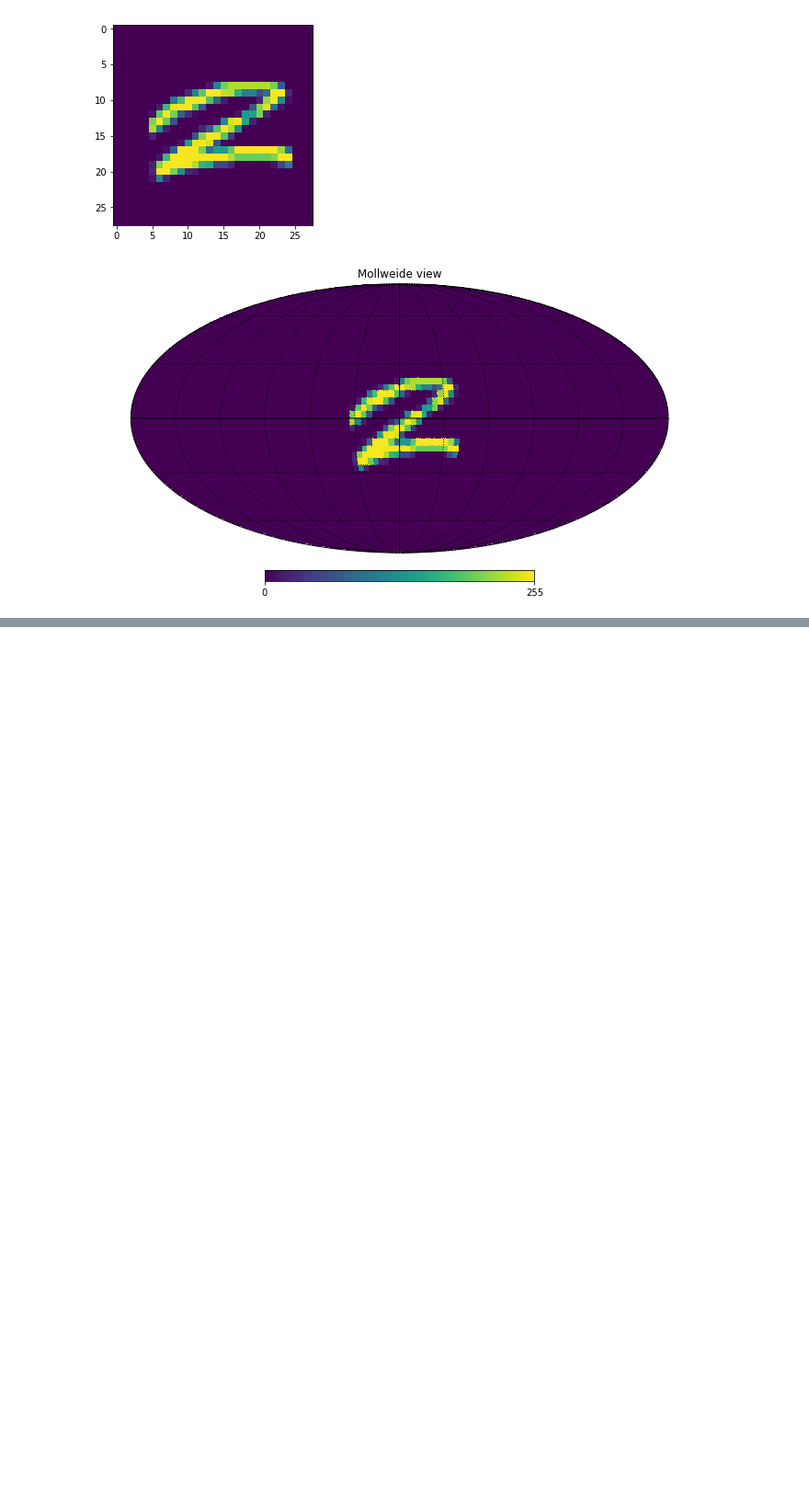
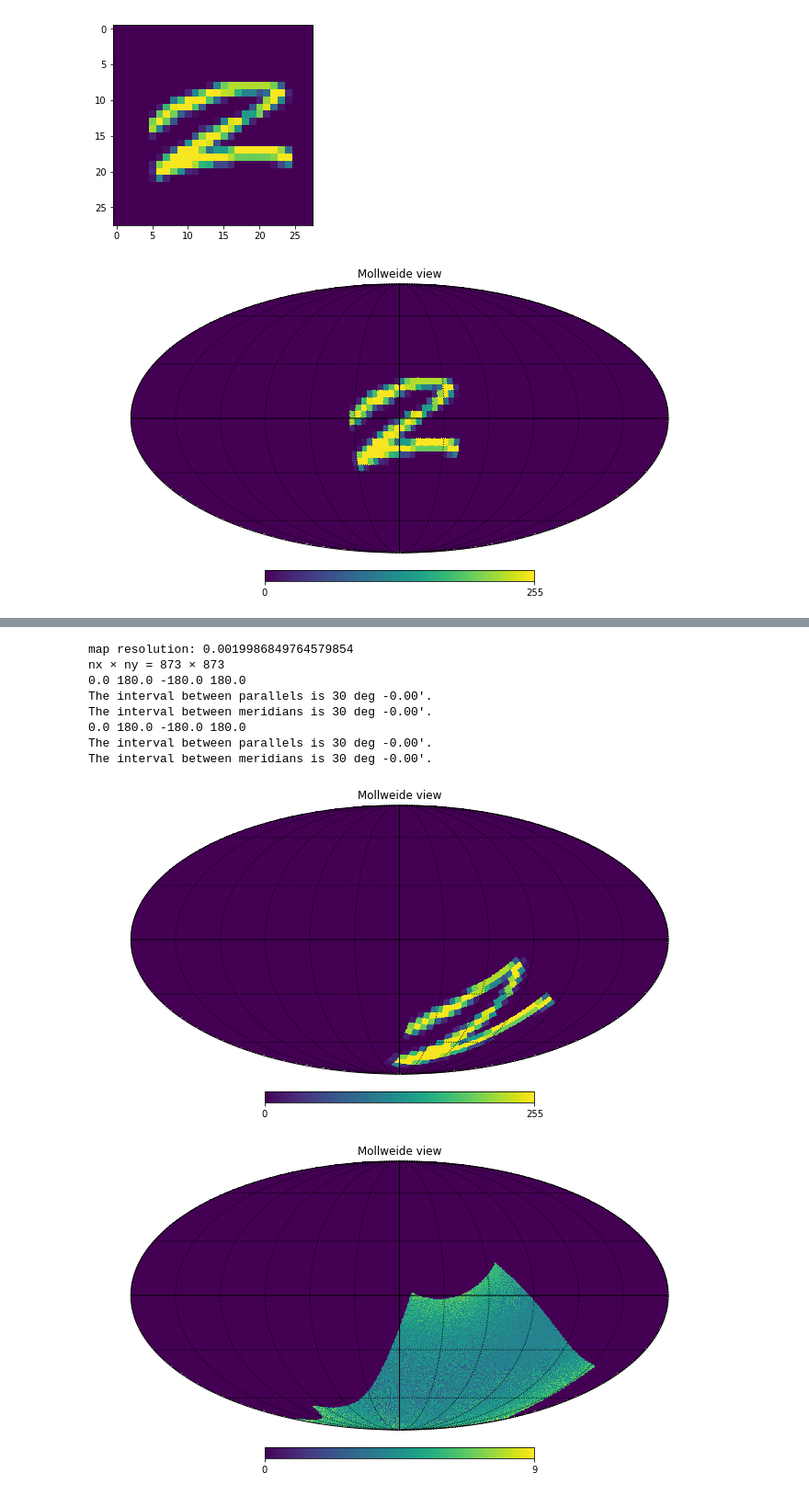
Before and after one commit to ai4cmb/NNhealpix, a Jupyter notebook: nnhealpix/examples/MNIST2healpix.ipynb, the cells around one changed output, grey strips where cells are left out. Shown at 92% size. Saved outputs shown, nothing was run; the diff lists cells and outputs as text; code cells hidden in the pictures; blank space fills up the shorter version.

```diff
--- a/nnhealpix/examples/MNIST2healpix.ipynb
+++ b/nnhealpix/examples/MNIST2healpix.ipynb
@@ -22,0 +46,20 @@ The interval between meridians is 30 deg -0.00'.
+# %%
+from nnhealpix.map_projection import img2healpix2
+img_hp, img_hits = img2healpix2(img, 256, 100, 100, rot=hp.rotator.Rotator(rot=(60.0, 45.0, -30.0)))
+
+hp.mollview(img_hp)
+hp.graticule()
+
+hp.mollview(img_hits)
+hp.graticule()
+# %% [output]
+map resolution: 0.0019986849764579854
+nx × ny = 873 × 873
+0.0 180.0 -180.0 180.0
+The interval between parallels is 30 deg -0.00'.
+The interval between meridians is 30 deg -0.00'.
+0.0 180.0 -180.0 180.0
+The interval between parallels is 30 deg -0.00'.
+The interval between meridians is 30 deg -0.00'.
+[figure, added]
+[figure, added]
```
Also changed, not shown: parts of 2 cells of this notebook, 4 other files.
